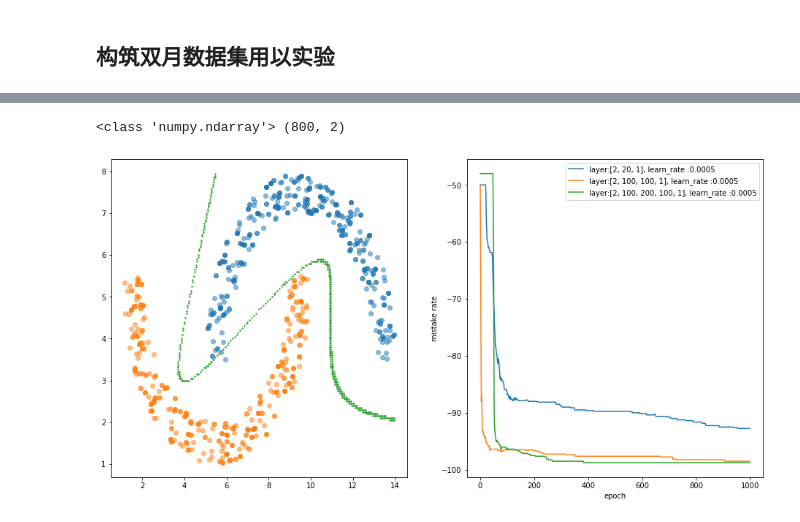
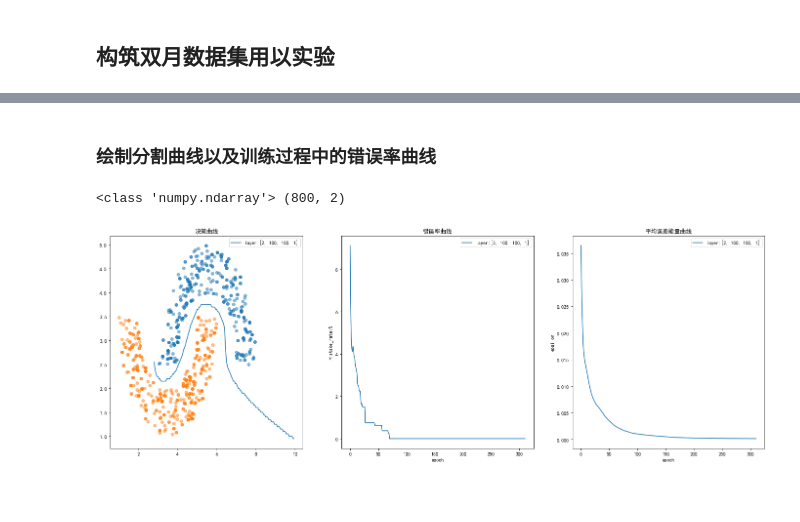
Before and after one commit to JingYu0266/ML-algorithm-implementation, a Jupyter notebook: MultilayerPerceptron/MLP.ipynb, the cells around one changed output, grey strips where cells are left out. Cells and saved outputs as stored; diff of their text form; code cells hidden in the pictures; blank space fills up the shorter version.

Commit message:
修改了 MLP.ipynb 的class mlp ,添加了收敛终止，加入了loss判定(epsilon)

```diff
--- a/MultilayerPerceptron/MLP.ipynb
+++ b/MultilayerPerceptron/MLP.ipynb
@@ -19,7 +20,8 @@ INFO:root:logging info normal , success
 # %% [markdown]
 ## 构筑双月数据集用以实验
 # %%
-X,y = JY_Toolkit.Jy_makeDataset.draw_HalfMoon(n_sample=1000,slope= 0,ver_distance=-2,positive_val=1,negative_val=0)
+JY_Toolkit.Jy_makeDataset.random_state(random_seed)
+X,y = JY_Toolkit.Jy_makeDataset.draw_HalfMoon(n_sample=1000,slope= 0,radius=2,hor_distance=2,ver_distance=-1,positive_val=1,negative_val=0)
 Jy_dataShow.show_TwoDimData(X,y)
 X_train,X_test,y_train,y_test = JY_Toolkit.Jy_dataSetProcess.Jy_train_test_split(X,y)
 Jy_dataShow.show_TwoDimData(X_train,y_train)
@@ -202,0 +234,6 @@ Epoch : 1000 , _iter:999 , accuracy : 798,accracy_rate = 99.75%
+# %%
+for i in mistake_line:
+    print(f'{100 -i[-1]}%')
+
+for i in epsilon_line:
+    print(i[-1])
@@ -202,0 +297,7 @@ Epoch : 1000 , _iter:999 , accuracy : 798,accracy_rate = 99.75%
+# %%
+for i in range(len(layer)):
+    count,epsilon = mlp_arr[i].score(X_test, y_test)
+    print(len(X_test),count,count/len(X_test) * 100,'%',epsilon)
+    print(f'last _iter :{len(epsilon_line[i])}')
+# 0.0000531
+# 0.00024
@@ -203,36 +307,70 @@ Epoch : 1000 , _iter:999 , accuracy : 798,accracy_rate = 99.75%
+# %% [markdown]
+### 绘制分割曲线以及训练过程中的错误率曲线
 # %%
 line_p_x = []
 line_p_y = []
 
 print(type(X_train) , X_train.shape)
 
 p_point_x1 = [ X_train[i,0] for i in range(len(X_train)) if y_train[i] == 1]
 p_point_x2 = [ X_train[i,1] for i in range(len(X_train)) if y_train[i] == 1]
 n_point_x1 = [ X_train[i,0] for i in range(len(X_train)) if y_train[i] == 0]
 n_point_x2 = [ X_train[i,1] for i in range(len(X_train)) if y_train[i] == 0]
 
-for x in np.arange( 0.0, 14., 0.05):  # 取点x=-15~25  y=-10~10 带入前向计算 得出y_p
-    for y in np.arange(0., 8., 0.05):
-        res = mlp.single_feed_forwaed((x, y))
-        if (res-0.5)**2 <=0.0005:
-            line_p_x.append(x)
-            line_p_y.append(y)
-
-fig = plt.figure(num=1,figsize = (16,8))
-ax_1 = fig.add_subplot(121)
-ax_2 = fig.add_subplot(122)
+fig = plt.figure(num=1,figsize = (24,8))
+ax_1 = fig.add_subplot(131)
+ax_2 = fig.add_subplot(132)
 ax_1.scatter(p_point_x1, p_point_x2, alpha=0.5)
 ax_1.scatter(n_point_x1, n_point_x2, alpha=0.5)
-ax_1.scatter(line_p_x, line_p_y,s = 2)
+
+
+''' cankao'''
+line_x = []
+line_y = []
+for i in range(len(layer)):
+    test_x = []
+    test_y = []
+    for x in np.arange(1., 10., 0.05):  # 取点x=-15~25  y=-10~10 带入前向计算 得出y_p
+        y_p_old = None
+        for y in np.arange(0., 5., 0.05):
+            y_p = mlp_arr[i].predict_single((x,y))
+            # print(y_p)
+            # 如果上次y_p小于0.5 并且 这次y_p大于0.5，
+            if y_p_old != None and y_p_old != y_p:
+                if x not in test_x:
+                    test_x.append(x)  # 在列表末尾追加新的对象x
+                    test_y.append(y - 0.05)  # 在列表末尾追加新的对象y
+            y_p_old = y_p
+# 画决策边界
+    line_x.append(test_x)
+    line_y.append(test_y)
+for i in range(len(layer)):
+    # ax_1.scatter(line_x[i], line_y[i],s = 3,label=f'layer:{layer[i]}')
+    ax_1.plot(line_x[i], line_y[i],label=f'layer:{layer[i]}')
+ax_1.legend(loc=1)
+''' s '''
 
 ax_2.set_xlabel('epoch')
-ax_2.set_ylabel('mistake rate')
+ax_2.set_ylabel('mistake_rate:%')
 
 for i in range(len(layer)):
-    ax_2.plot(range(len(mistake_line[i])),mistake_line[i],label=f'layer:{layer[i]}, learn_rate :0.0005')
+    ax_2.plot(range(len(mistake_line[i])),mistake_line[i],label=f'layer:{layer[i]}')
 ax_2.legend(loc = 1)
 
+ax_3 = fig.add_subplot(133)
+ax_3.set_xlabel('epoch')
+ax_3.set_ylabel('epsilon')
+
+for i in range(len(layer)):
+    ax_3.plot(range(len(epsilon_line[i])),epsilon_line[i],label=f'layer:{layer[i]}')
+ax_3.legend(loc = 1)
+
+ax_1.set_title('决策曲线')
+ax_2.set_title('错误率曲线')
+# ax_3.set_title('ϵ curve')
+ax_3.set_title('平均误差能量曲线')
+
 plt.show()
 # %% [output]
 <class 'numpy.ndarray'> (800, 2)
-[figure, old version]
+[figure, new version]
```
Also changed, not shown: parts of 12 cells of this notebook, 3 other files.
